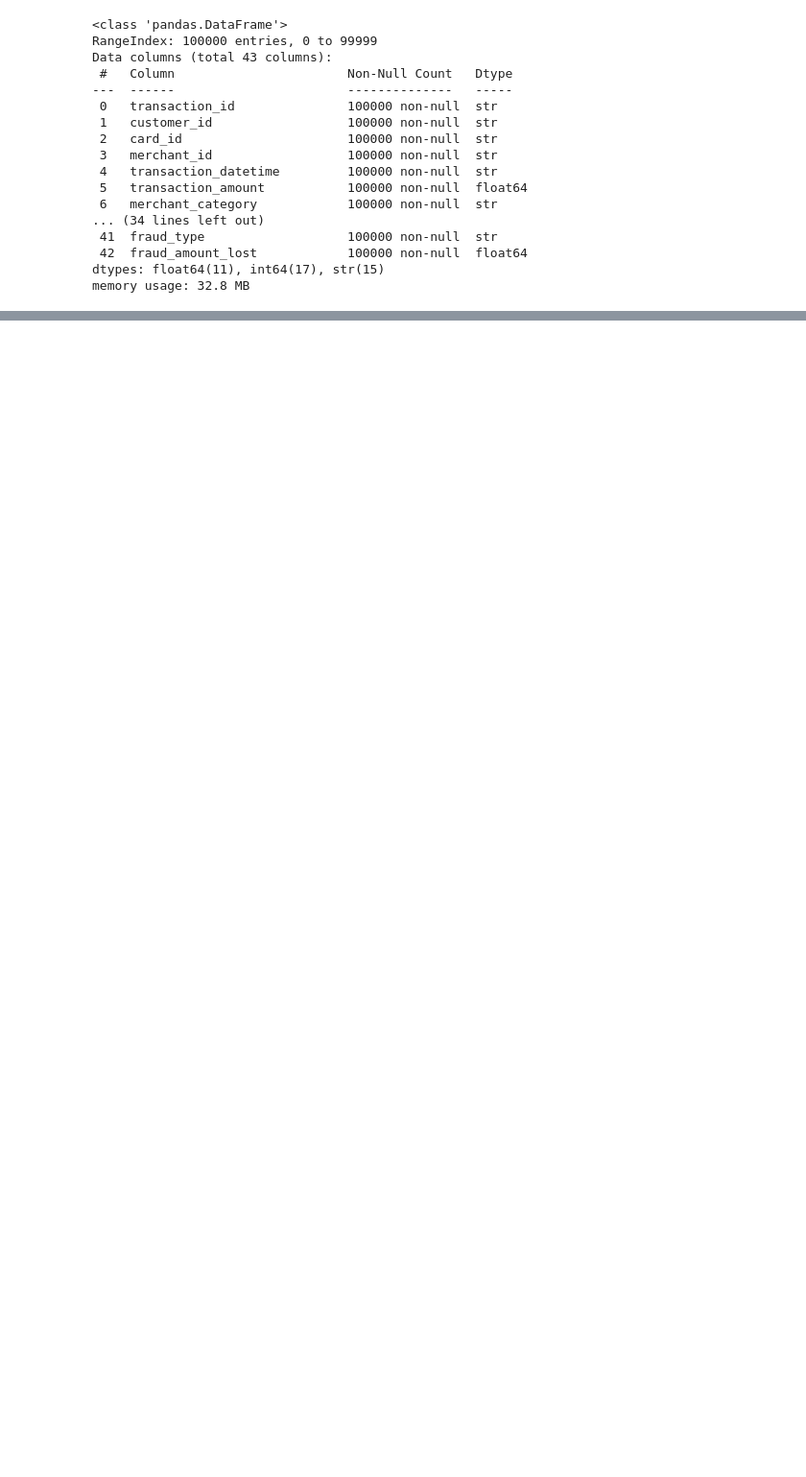
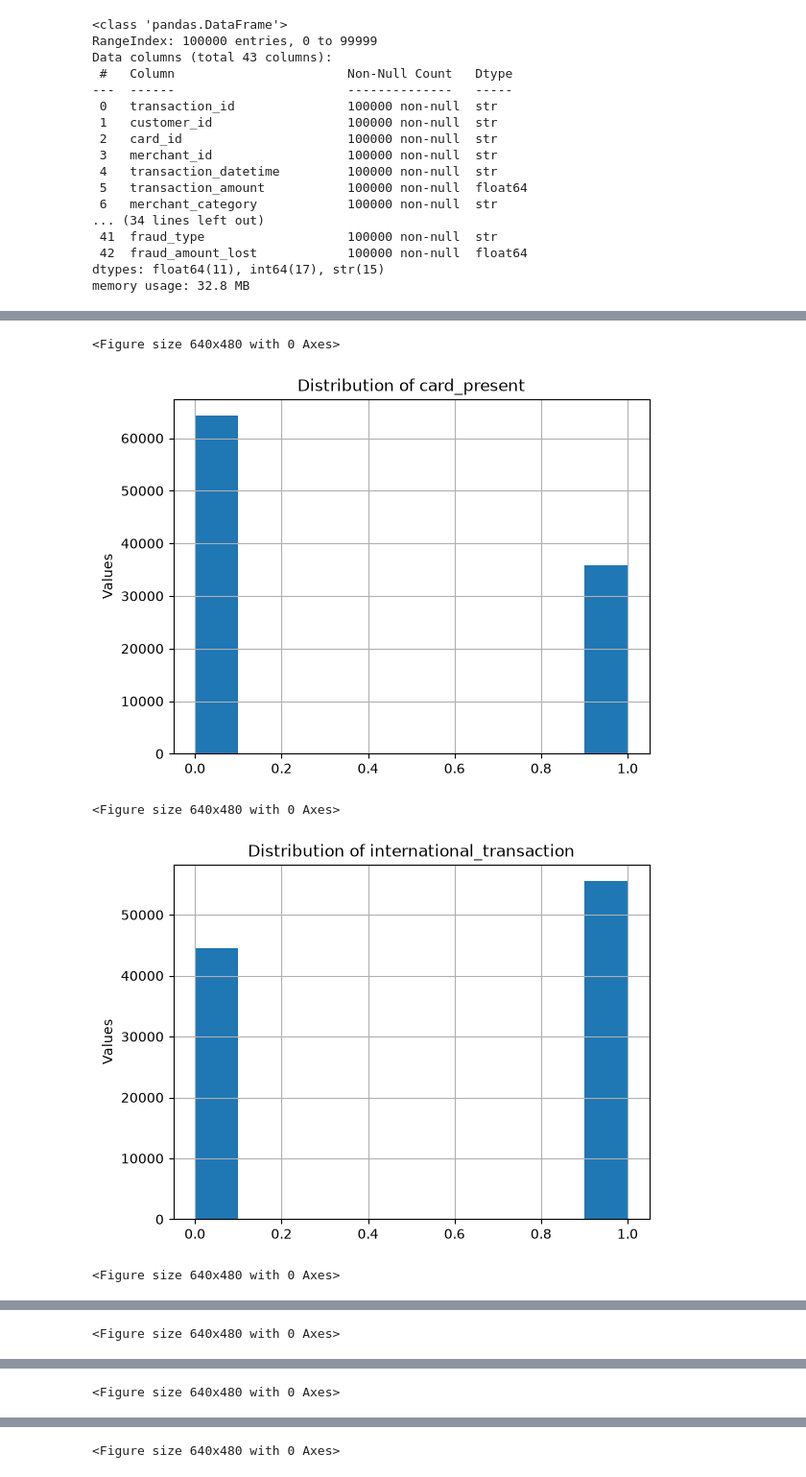
Before and after one commit to LuisRomero01/AppliedML_CreditCardFraud, a Jupyter notebook: Data_Explore.ipynb, the cells around one changed output, grey strips where cells are left out. Shown at 96% size. Cells and saved outputs as stored; diff of their text form; code cells hidden in the pictures; blank space fills up the shorter version.

```diff
--- a/Data_Explore.ipynb
+++ b/Data_Explore.ipynb
@@ -24,0 +171,15 @@ memory usage: 32.8 MB
+# %%
+for col in cols_to_drop:
+    plt.figure()
+
+    main_feats.hist(column=[col],)
+    plt.title(f'Distribution of {col}')
+    plt.ylabel('Values')
+
+    plt.show()
+# %% [output]
+<Figure size 640x480 with 0 Axes>
+[figure, added]
+<Figure size 640x480 with 0 Axes>
+[figure, added]
+<Figure size 640x480 with 0 Axes>
@@ -24,0 +187 @@ memory usage: 32.8 MB
+<Figure size 640x480 with 0 Axes>
@@ -24,0 +189 @@ memory usage: 32.8 MB
+<Figure size 640x480 with 0 Axes>
@@ -24,0 +191 @@ memory usage: 32.8 MB
+<Figure size 640x480 with 0 Axes>
```
Also changed, not shown: parts of 25 cells of this notebook.
